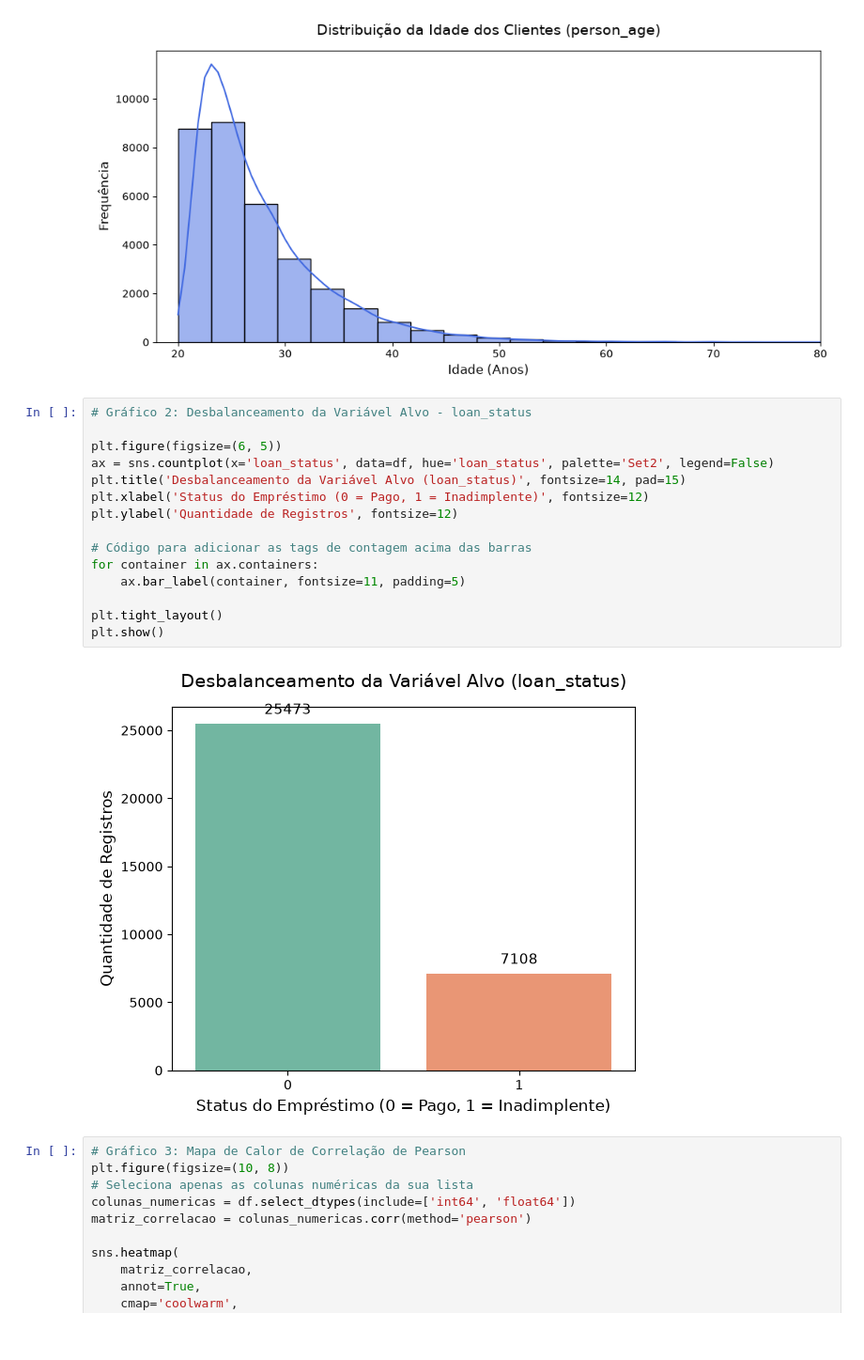
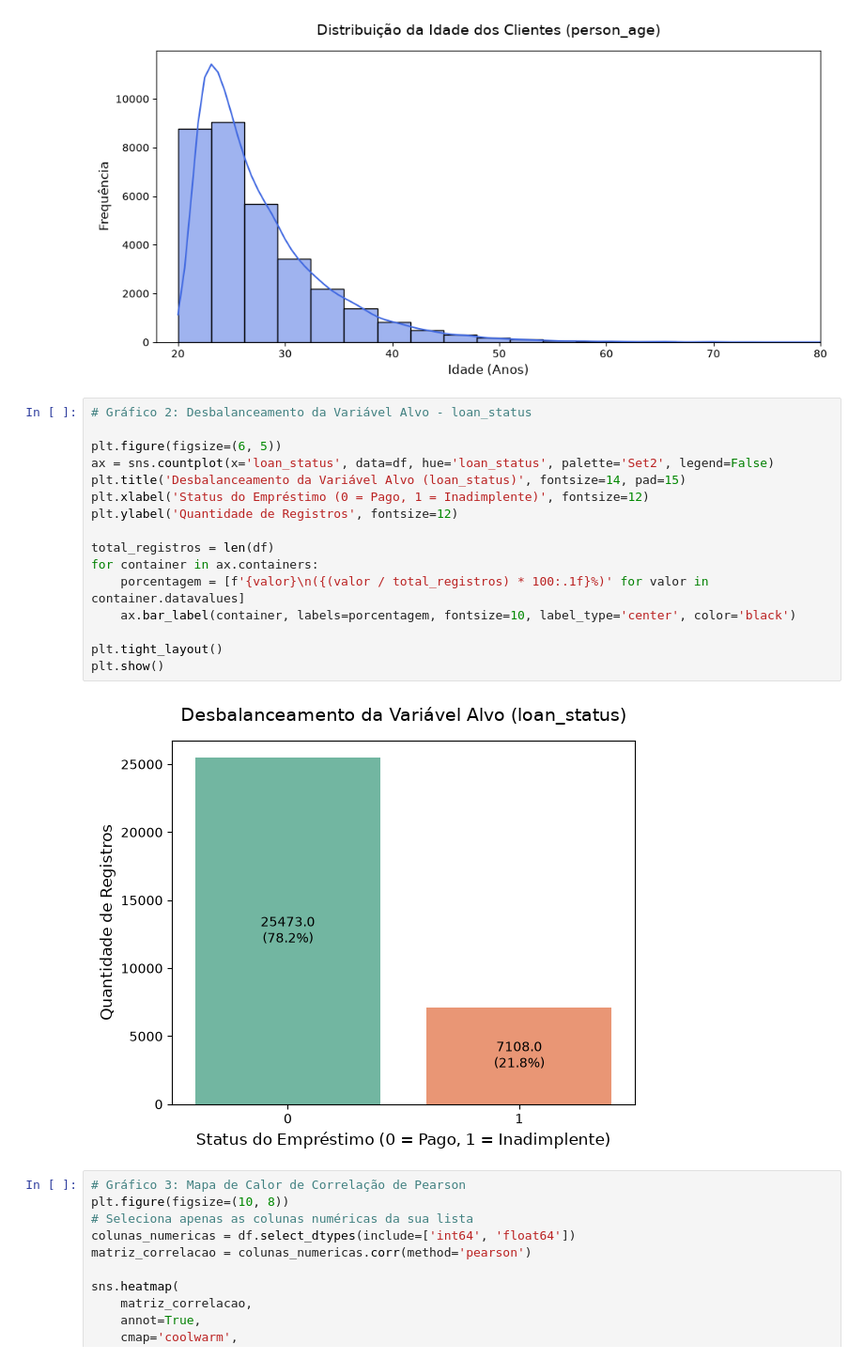
Before and after one commit to zegmundo-koziel/Projeto-Avaliativo-M1-S14, a Jupyter notebook: main.ipynb, the cells around one changed output. Shown at 94% size. Cells and saved outputs as stored; diff of their text form.

```diff
--- a/main.ipynb
+++ b/main.ipynb
@@ -140,20 +137,21 @@ plt.show()
 # %%
 # Gráfico 2: Desbalanceamento da Variável Alvo - loan_status
 
 plt.figure(figsize=(6, 5))
 ax = sns.countplot(x='loan_status', data=df, hue='loan_status', palette='Set2', legend=False)
 plt.title('Desbalanceamento da Variável Alvo (loan_status)', fontsize=14, pad=15)
 plt.xlabel('Status do Empréstimo (0 = Pago, 1 = Inadimplente)', fontsize=12)
 plt.ylabel('Quantidade de Registros', fontsize=12)
 
-# Código para adicionar as tags de contagem acima das barras
+total_registros = len(df)
 for container in ax.containers:
-    ax.bar_label(container, fontsize=11, padding=5)
+    porcentagem = [f'{valor}\n({(valor / total_registros) * 100:.1f}%)' for valor in container.datavalues]
+    ax.bar_label(container, labels=porcentagem, fontsize=10, label_type='center', color='black')
 
 plt.tight_layout()
 plt.show()
 # %% [output]
-[figure, old version]
+[figure, new version]
 # %%
 # Gráfico 3: Mapa de Calor de Correlação de Pearson
 plt.figure(figsize=(10, 8))
```
Also changed, not shown: parts of 18 cells of this notebook.
